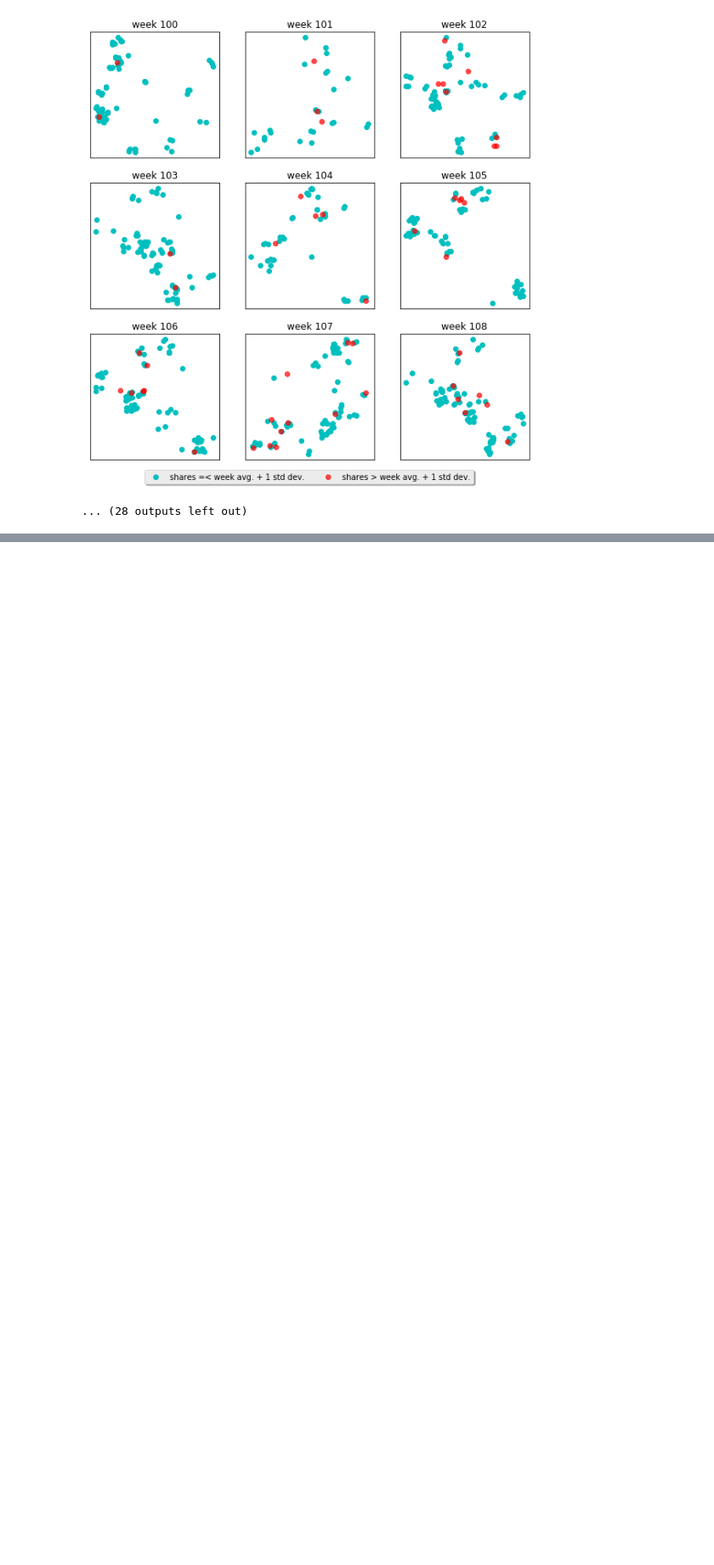
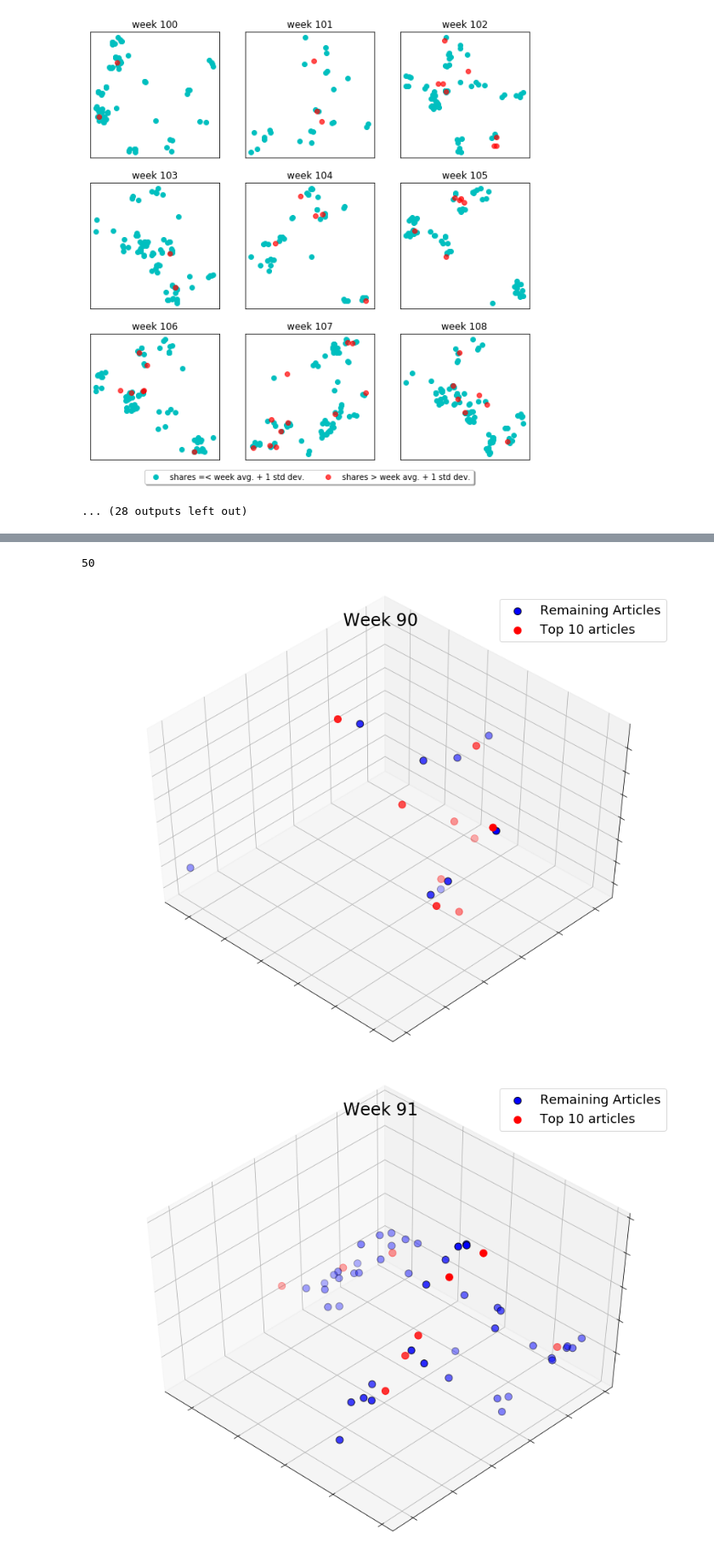
Before and after one commit to kmoriarty/learning-to-rank, a Jupyter notebook: final_project/data_extraction.ipynb, the cells around one changed output, grey strips where cells are left out. Shown at 85% size. Saved outputs shown, nothing was run; the diff lists cells and outputs as text; code cells hidden in the pictures; blank space fills up the shorter version.

Commit message:
visuals for final report

```diff
--- a/final_project/data_extraction.ipynb
+++ b/final_project/data_extraction.ipynb
@@ -13,4 +29,35 @@ sys.path.insert(0, '../')
+# %%
+def PCA_on_week(week_qid, week_feats_dict, week_ys_dict, return_X = False):
+
+    np.random.seed(5)
+
+    X = week_feats_dict[week_qid]
+    y = week_ys_dict[week_qid]
+
+    fig = plt.figure(1, figsize=(12, 9))
+    plt.clf()
+    ax = Axes3D(fig, rect=[0, 0, .95, 1], elev=48, azim=134)
+
+    plt.cla()
+    pca = decomposition.PCA(n_components=3)
+    pca.fit(X)
+    X = pca.transform(X)
+
+    sorted_week = np.sort(y)
+    X_remaining = X[np.where(y<=sorted_week[-10])]
+    ax.scatter(X_remaining[:, 0], X_remaining[:, 1], X_remaining[:, 2], c = 'b',
+               edgecolor='k', s= 100, label = 'Remaining Articles')
+    X_top_10 = X[np.where(y>sorted_week[-10])]
+    ax.scatter(X_top_10[:, 0], X_top_10[:, 1], X_top_10[:, 2],  c= 'r', s= 100, label = 'Top 10 articles')
+    ax.w_xaxis.set_ticklabels([])
+    ax.w_yaxis.set_ticklabels([])
+    ax.w_zaxis.set_ticklabels([])
+    plt.title('Week ' + str(week_qid), fontsize = 24)
+    plt.legend(fontsize = 18)
+    plt.show()
+    if return_X:
+        return X
 # %%
-training_data_fpath = '../2019-741_Data/training_data.txt'
+training_data_fpath = '2019-741_Data/training_data.txt'
 # %%
 training_data_pd = pd.read_csv(training_data_fpath, sep=" ", header=None)
@@ -118,0 +158,8 @@ array([  1,   2,   3,   4,   5,   6,   7,   8,   9,  10,  11,  12,  13,
+# %%
+week_feats = {}
+week_ys = {}
+for week in range(1, week_ids.max()+1):
+    X_week = X_training[np.where(week_ids == week)]
+    Y_training_week = Y_training[np.where(week_ids == week)]
+    week_feats[week] = X_week
+    week_ys[week] =  Y_training_week
@@ -153,0 +212,10 @@ for i in range(0, 40):
+# %%
+len(week_feats[8])
+# %% [output]
+50
+# %%
+for i in range(90,100):
+    PCA_on_week(i, week_feats, week_ys)
+# %% [output]
+[figure, added]
+[figure, added]
```
Also changed, not shown: parts of 33 cells of this notebook, 6 other files.
